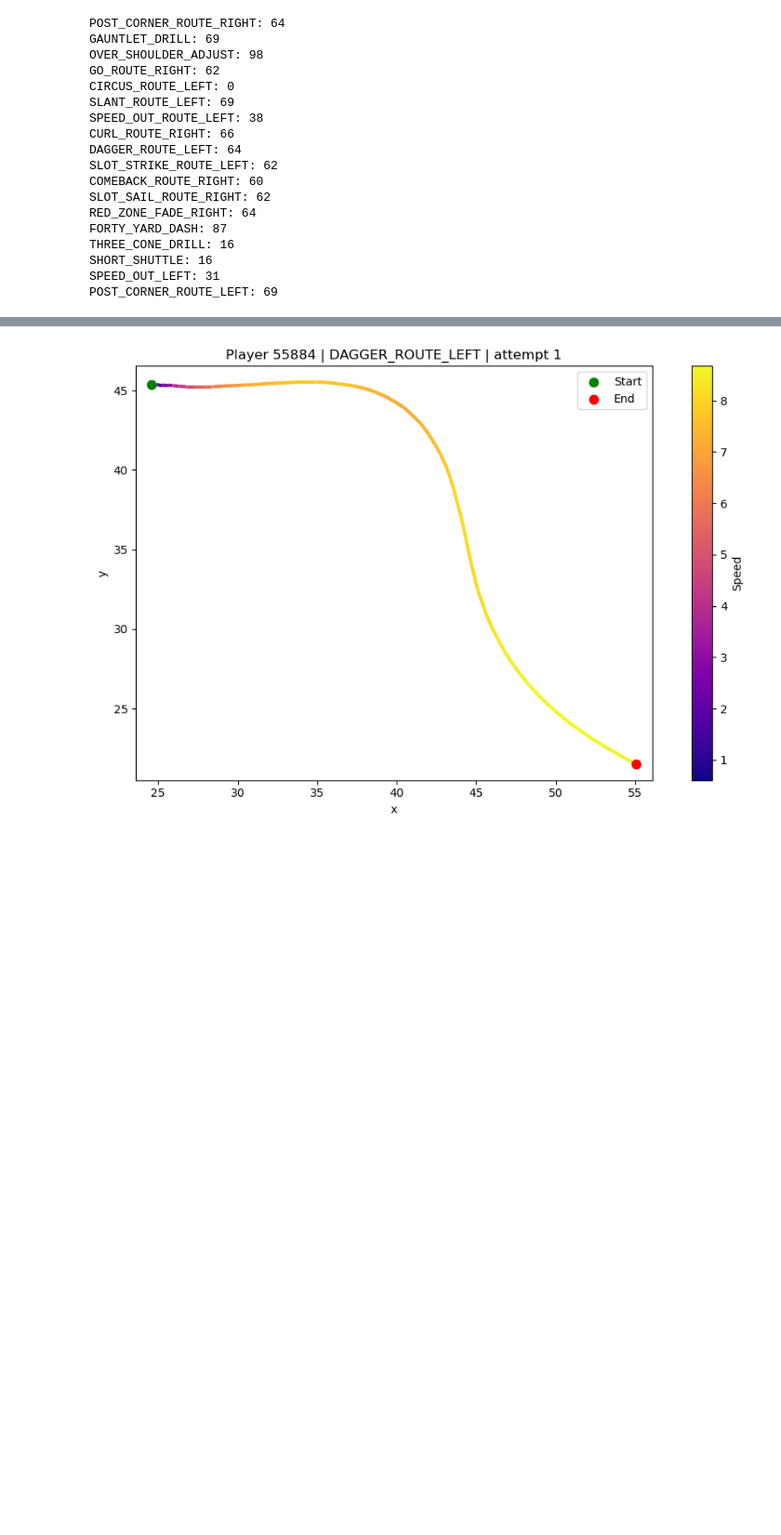
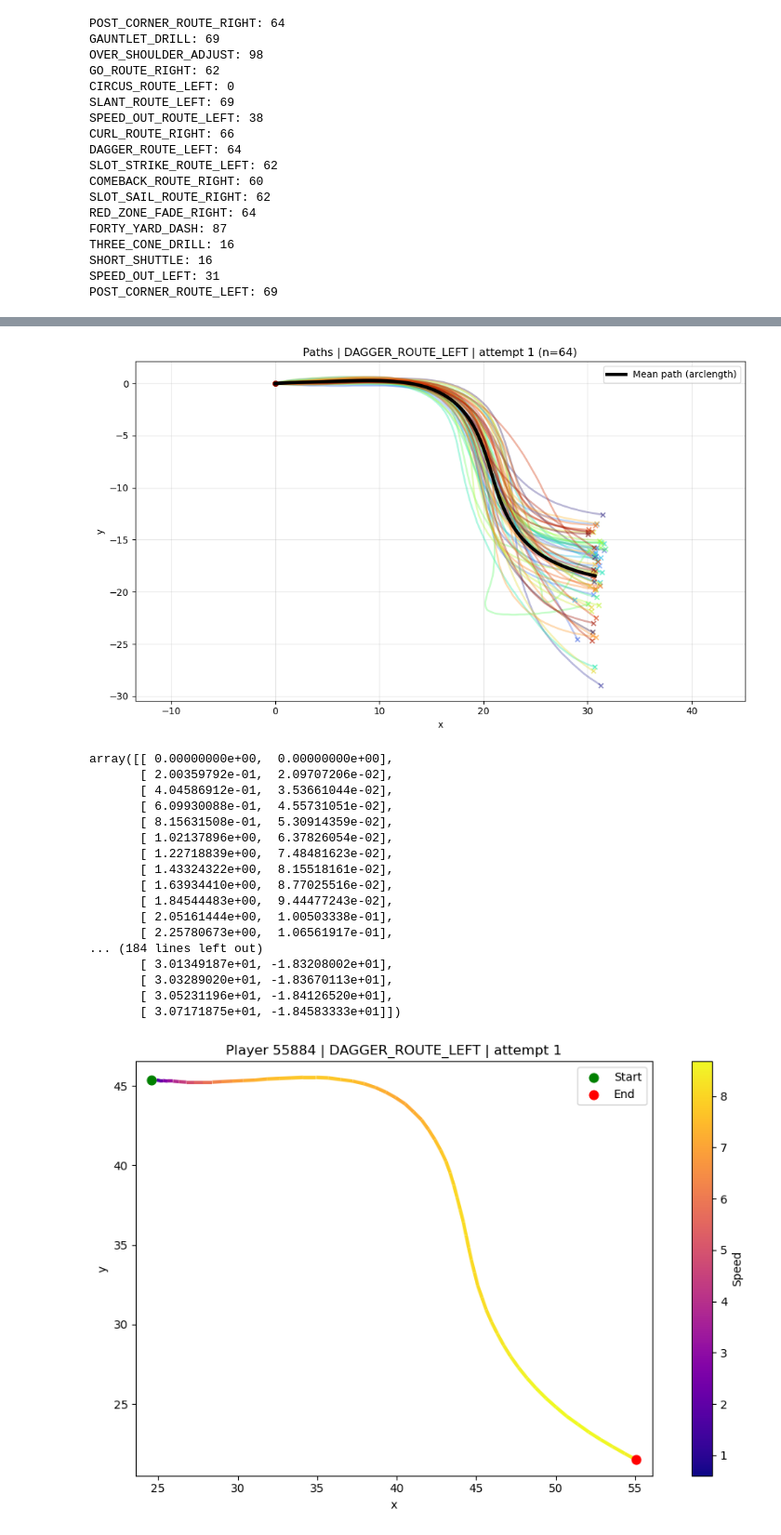
Before and after one commit to gazeng2004/nfl_big_data_project, a Jupyter notebook: notebooks/exploratory_analysis.ipynb, the cells around one changed output, grey strips where cells are left out. Shown at 93% size. Cells and saved outputs as stored; diff of their text form; code cells hidden in the pictures; blank space fills up the shorter version.

```diff
--- a/notebooks/exploratory_analysis.ipynb
+++ b/notebooks/exploratory_analysis.ipynb
@@ -288,0 +351,17 @@ def route_running_plots(df, pid, route, attempt = 1):
+# %%
+def shift_to_origin(df, group_cols=("nfl_id", "drill_name", "attempt"), trim_speed=None):
+    d = df.sort_values(list(group_cols) + ["time"]).copy()
+
+    if trim_speed is not None:
+        started = (d["s"] > trim_speed).groupby([d[c] for c in group_cols]).cummax()
+        d = d[started]
+
+    g = d.groupby(list(group_cols))
+    d["x_raw"], d["y_raw"] = d["x"], d["y"]   # keep the originals
+    d["x"] = d["x"] - g["x"].transform("first")
+    d["y"] = d["y"] - g["y"].transform("first")
+
+    return d.reset_index(drop=True)
+# %%
+tracking0 = shift_to_origin(tracking)
+tracking0.head()
@@ -289,3 +375,24 @@ def route_running_plots(df, pid, route, attempt = 1):
+# %%
+plot_player_paths_all(tracking0,  "DAGGER_ROUTE_LEFT", 1)
+# %% [output]
+[figure, added]
+array([[ 0.00000000e+00,  0.00000000e+00],
+       [ 2.00359792e-01,  2.09707206e-02],
+       [ 4.04586912e-01,  3.53661044e-02],
+       [ 6.09930088e-01,  4.55731051e-02],
+       [ 8.15631508e-01,  5.30914359e-02],
+       [ 1.02137896e+00,  6.37826054e-02],
+       [ 1.22718839e+00,  7.48481623e-02],
+       [ 1.43324322e+00,  8.15518161e-02],
+       [ 1.63934410e+00,  8.77025516e-02],
+       [ 1.84544483e+00,  9.44477243e-02],
+       [ 2.05161444e+00,  1.00503338e-01],
+       [ 2.25780673e+00,  1.06561917e-01],
+... (184 lines left out)
+       [ 3.01349187e+01, -1.83208002e+01],
+       [ 3.03289020e+01, -1.83670113e+01],
+       [ 3.05231196e+01, -1.84126520e+01],
+       [ 3.07171875e+01, -1.84583333e+01]])
 # %%
 route_running_plots(tracking, 55884, "DAGGER_ROUTE_LEFT", 1)
 # %% [output]
```
Also changed, not shown: parts of 6 cells of this notebook.
